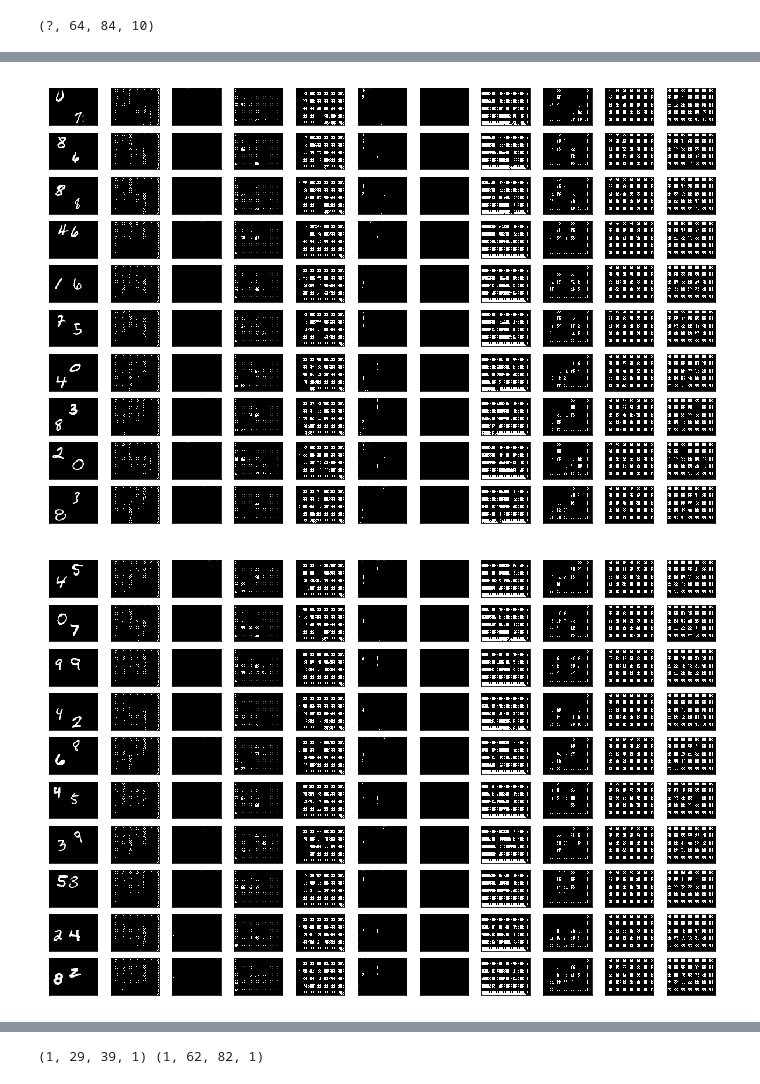
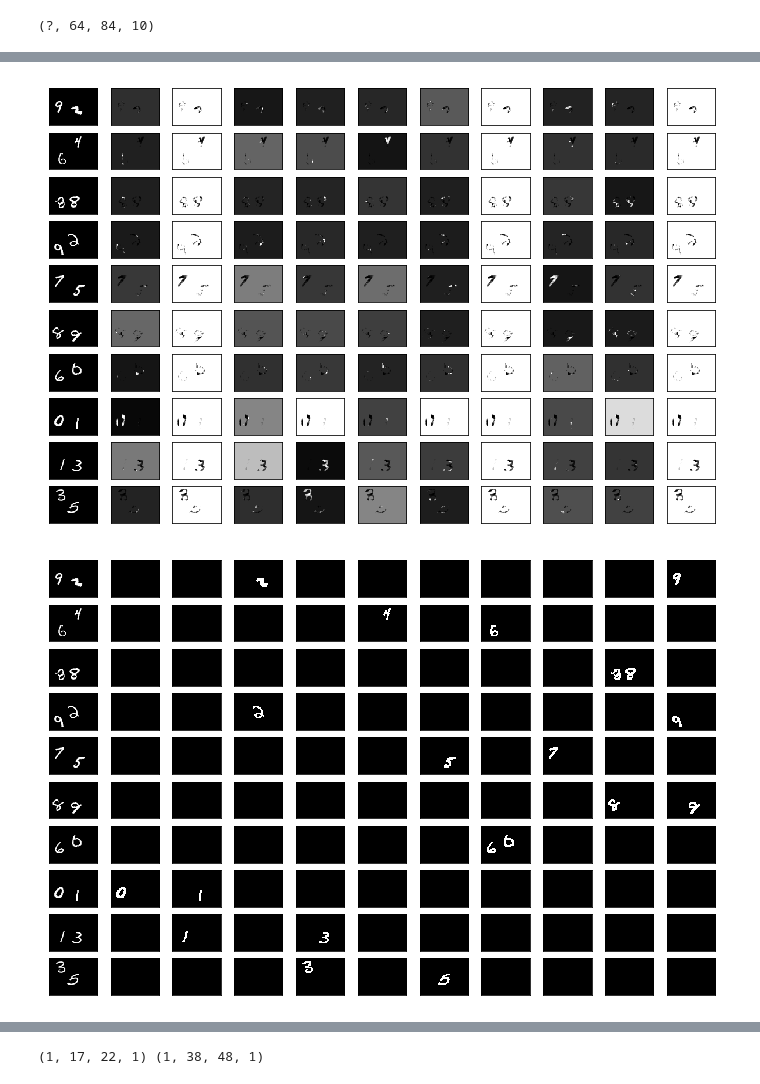
Before and after one commit to farhanhubble/udacity-connect, a Jupyter notebook: FCN-mnist.ipynb, the cells around one changed output, grey strips where cells are left out. Cells and saved outputs as stored; diff of their text form; code cells hidden in the pictures.

Commit message:
+ Add activations to all convolutions. + Add insights Markdown cell at the top.

```diff
--- a/FCN-mnist.ipynb
+++ b/FCN-mnist.ipynb
@@ -81,13 +86,15 @@ def nn(nb_classes):
      tf.layers.conv2d(tensor,
                     nb_filters,
                     1,
-                    1)
+                    1,
+                    activation=tf.nn.relu)
 
     _upsample = lambda tensor, kernel_sz, stride, nb_filters :\
      tf.layers.conv2d_transpose(tensor,
                                 nb_filters,
                                 kernel_sz,
-                                stride)
+                                stride,
+                                activation=tf.nn.relu)
 
     # Get all required tensors from our pretrained decoder(CNN).
     encoder = load_graph('checkpoints/frozen_graph.pb')
@@ -107,12 +114,14 @@ def nn(nb_classes):
         enc_l2 = _conv1x1(enc_l1,nb_classes)
 
         # Skip connection from first pooling
-        enc_l3_1 = _upsample(enc_l2,4,2,nb_classes) * 0.05
-        enc_l3_2 = _conv1x1(maxpool1_out,nb_classes) * 0.95
+        enc_l3_1 = _upsample(enc_l2,4,2,nb_classes) * 0.25
+#        enc_l3_1 = tf.pad(_upsample(enc_l2,2,2,nb_classes),[[0,0],[1,1],[1,1],[0,0]]) * 0.1
+        enc_l3_2 = _conv1x1(maxpool1_out,nb_classes) * 0.9
         enc_l3 = tf.add(enc_l3_1,enc_l3_2)
 
 
         enc_l4 = _upsample(enc_l3,6,2,nb_classes)
+#        enc_l4 = tf.pad(_upsample(enc_l3,2,2,nb_classes), [[0,0],[2,2],[2,2],[0,0]])
 
         labels_ph = tf.placeholder(dtype=tf.int32, shape=(None, y.shape[1], y.shape[2], y.shape[3]), name='segmentation_labels')
         lr_ph = tf.placeholder(dtype=tf.float32, name='learning_rate')
@@ -166,8 +175,8 @@ def predict(prediction_op, X):
 # %%
 from tqdm import tqdm
 
-epochs = 100
-batch_size = 32
+epochs = 200
+batch_size = 8
 learning_rate = 0.001
 batches_per_epoch = int(X_train.shape[0]/batch_size)
 n_train = int(len(y_train)*0.8)
@@ -253,6 +266,8 @@ Optimization Finished!
 # %%
 plot_grid(X_train[0:10],result_train)
+plot_grid(X_train[0:10],y_train[0:10])
 plot_grid(X_test[0:10], result_test)
+plot_grid(X_test[0:10], y_test[0:10])
 # %% [output]
-[figure, old version]
+[figure, new version]
-[figure, old version]
+[figure, new version]
@@ -259,7 +276,7 @@ plot_grid(X_test[0:10], result_test)
 # %%
 a = tf.constant(0,dtype=tf.float32,shape=[1,14,19,1])
-b = tf.layers.conv2d_transpose(a,1,3,2)
-c = tf.layers.conv2d_transpose(b,1,6,2)
+b = tf.pad(tf.layers.conv2d_transpose(a,1,2,1),[[0,0],[1,1],[1,1],[0,0]])
+c =  tf.pad(tf.layers.conv2d_transpose(b,1,2,2),[[0,0],[2,2],[2,2],[0,0]])
 print(b.shape,c.shape)
 # %% [output]
-(1, 29, 39, 1) (1, 62, 82, 1)
+(1, 17, 22, 1) (1, 38, 48, 1)
```
Also changed, not shown: parts of 4 cells of this notebook.
